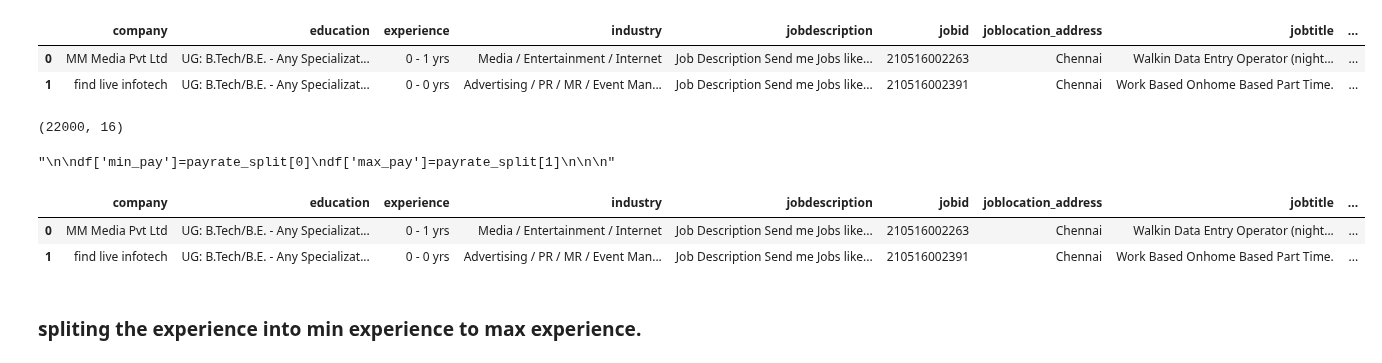
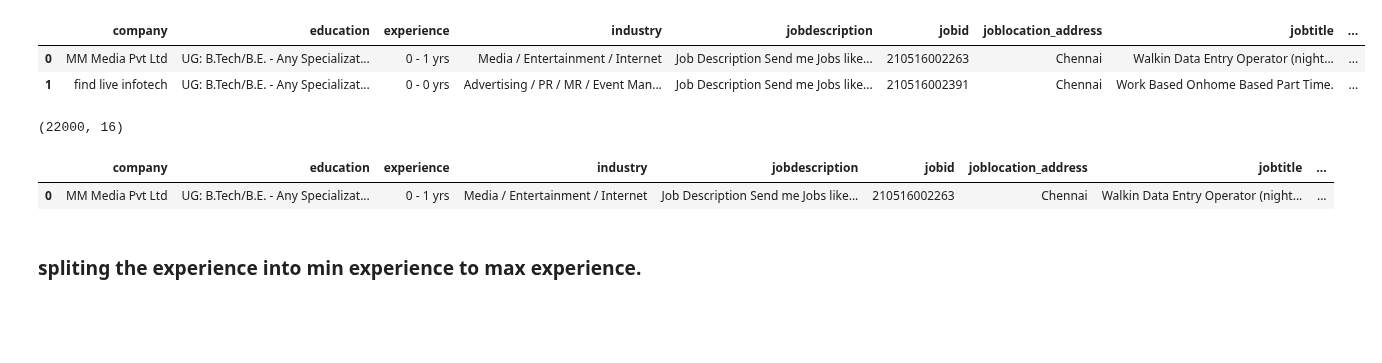
Before and after one commit to shan-2205/EDA, a Jupyter notebook: 1..DA_naukri_Cleaning.ipynb, the cells around one changed output. Drawn from its saved outputs; the diff is of its cells as text; code cells hidden in the pictures; blank space fills up the shorter version.

```diff
--- a/1..DA_naukri_Cleaning.ipynb
+++ b/1..DA_naukri_Cleaning.ipynb
@@ -518,19 +546,12 @@ df.shape
 # %%
-'''
 
 df['min_pay']=payrate_split[0]
 df['max_pay']=payrate_split[1]
-
-
-'''
-# %% [output]
-"\n\ndf['min_pay']=payrate_split[0]\ndf['max_pay']=payrate_split[1]\n\n\n"
 # %%
-df.head(2)
+df.head(1)
 # %% [output]
 |  | company | education | experience | industry | jobdescription | jobid | joblocation_address | jobtitle | ... |
 | 0 | MM Media Pvt Ltd | UG: B.Tech/B.E. - Any Specializat... | 0 - 1 yrs | Media / Entertainment / Internet | Job Description Send me Jobs like... | 210516002263 | Chennai | Walkin Data Entry Operator (night... | ... |
-| 1 | find live infotech | UG: B.Tech/B.E. - Any Specializat... | 0 - 0 yrs | Advertising / PR / MR / Event Man... | Job Description Send me Jobs like... | 210516002391 | Chennai | Work Based Onhome Based Part Time. | ... |
 # %% [markdown]
 ###  spliting the experience into min experience to max experience.
 # %%
```
Also changed, not shown: parts of 24 cells of this notebook.
